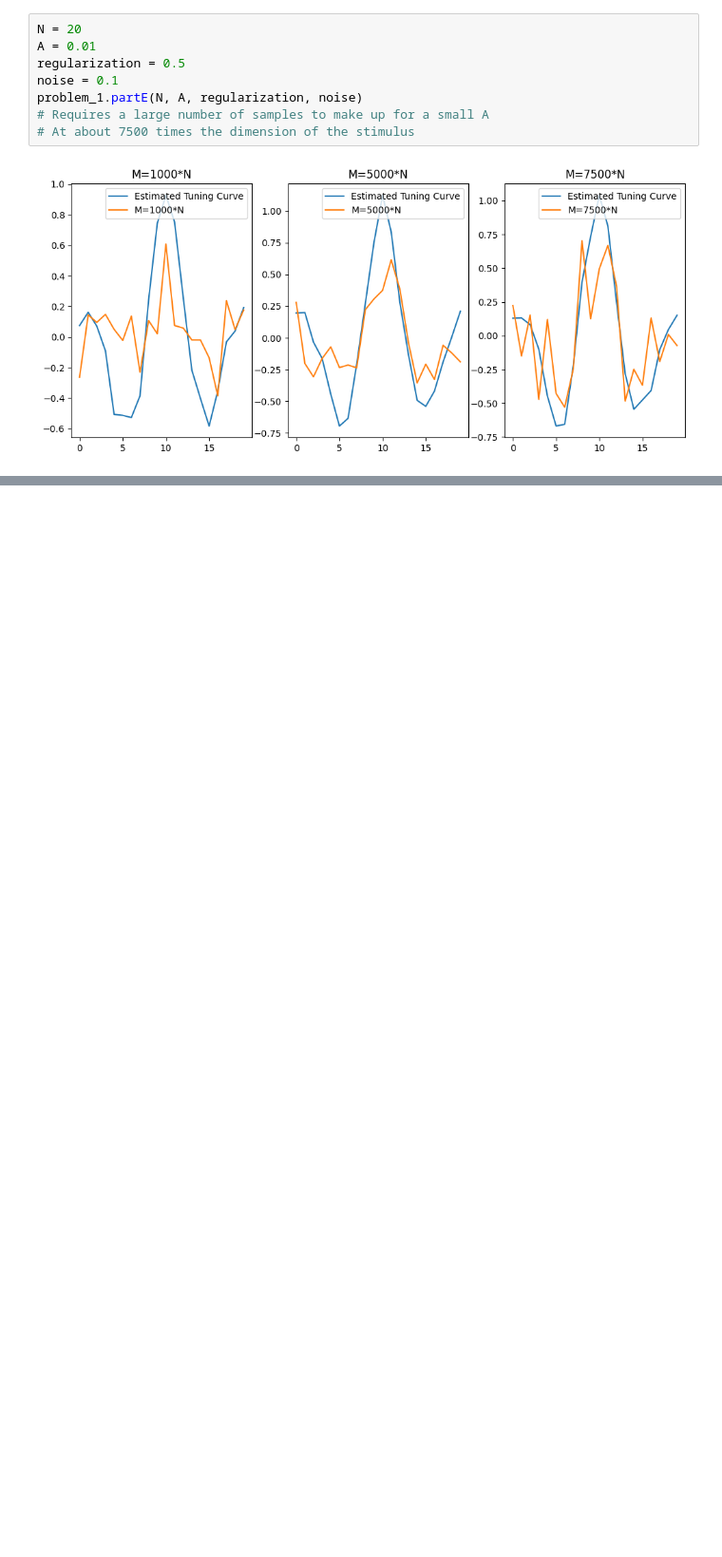
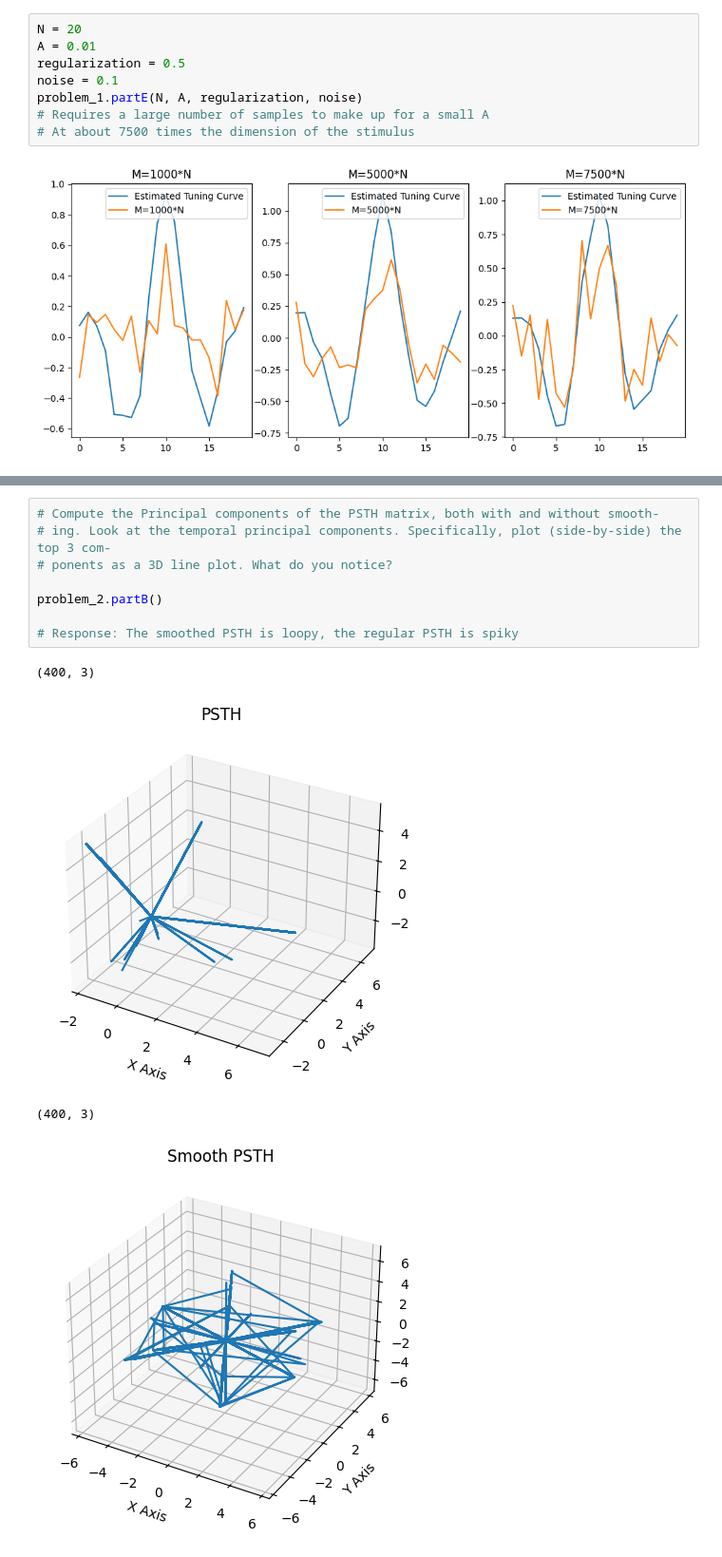
Before and after one commit to Esther-Whang-PhD/Neural_Signals_and_Computation_ewhang2_GitHUB, a Jupyter notebook: ewhang2_main_ex2_ipynb.ipynb, the cells around one changed output, grey strips where cells are left out. Shown at 95% size. Cells and saved outputs as stored; diff of their text form; blank space fills up the shorter version.

```diff
--- a/ewhang2_main_ex2_ipynb.ipynb
+++ b/ewhang2_main_ex2_ipynb.ipynb
@@ -95,0 +105,13 @@ problem_1.partE(N, A, regularization, noise)
+# %%
+# Compute the Principal components of the PSTH matrix, both with and without smooth-
+# ing. Look at the temporal principal components. Specifically, plot (side-by-side) the top 3 com-
+# ponents as a 3D line plot. What do you notice?
+
+problem_2.partB()
+
+# Response: The smoothed PSTH is loopy, the regular PSTH is spiky
+# %% [output]
+(400, 3)
+[figure, added]
+(400, 3)
+[figure, added]
```
Also changed, not shown: parts of 3 cells of this notebook, 3 other files.
